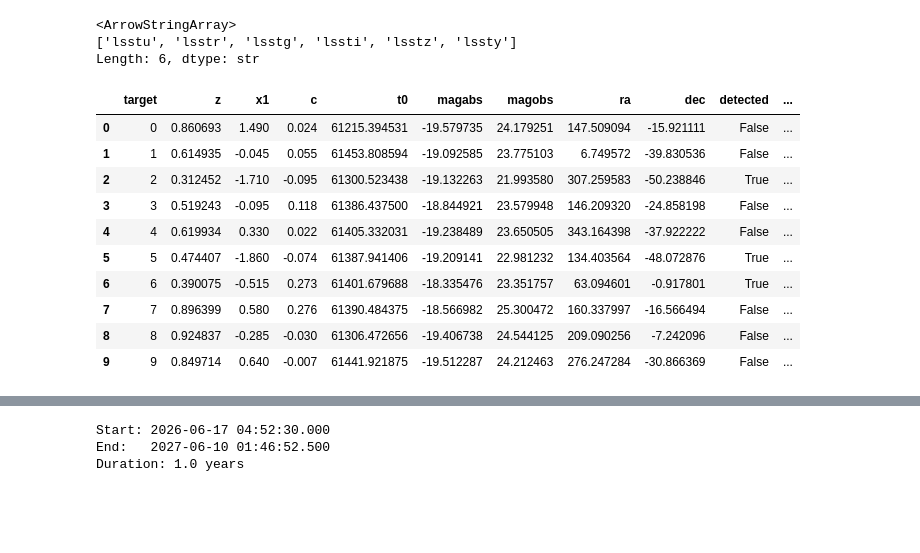
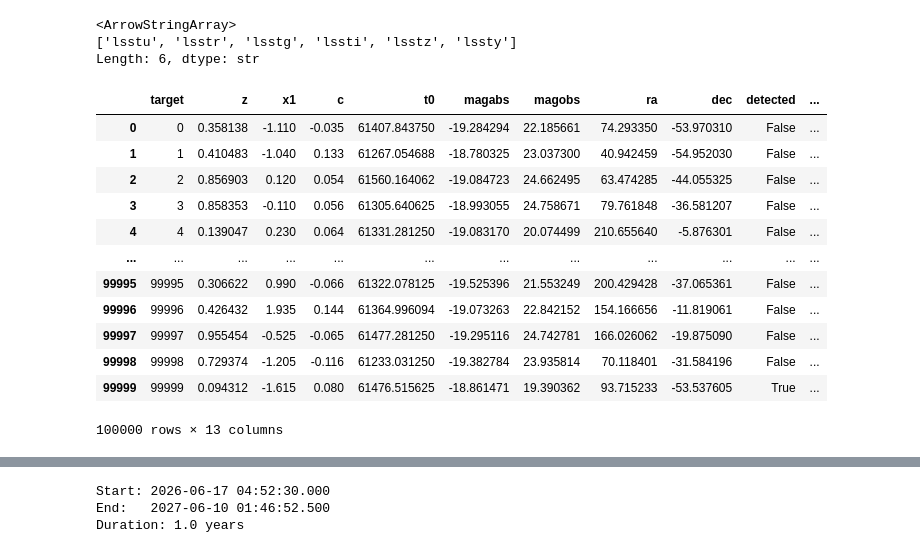
Before and after one commit to krissylla/TransientSimulation, a Jupyter notebook: skysurvey_detections.ipynb, the cells around one changed output, grey strips where cells are left out. Saved outputs shown, nothing was run; the diff lists cells and outputs as text; code cells hidden in the pictures; blank space fills up the shorter version.

```diff
--- a/skysurvey_detections.ipynb
+++ b/skysurvey_detections.ipynb
@@ -43,16 +61,18 @@ Length: 6, dtype: str
 # %%
 import pandas as pd
 # rsync uses scp under the hood but it will only copy new files by checking modification files
-pd.read_parquet("results/detected_000.parquet")
+pd.read_parquet("results/detected_N100000_004.parquet")
 # %% [output]
 |  | target | z | x1 | c | t0 | magabs | magobs | ra | dec | detected | ... |
-| 0 | 0 | 0.860693 | 1.490 | 0.024 | 61215.394531 | -19.579735 | 24.179251 | 147.509094 | -15.921111 | False | ... |
-| 1 | 1 | 0.614935 | -0.045 | 0.055 | 61453.808594 | -19.092585 | 23.775103 | 6.749572 | -39.830536 | False | ... |
-| 2 | 2 | 0.312452 | -1.710 | -0.095 | 61300.523438 | -19.132263 | 21.993580 | 307.259583 | -50.238846 | True | ... |
-| 3 | 3 | 0.519243 | -0.095 | 0.118 | 61386.437500 | -18.844921 | 23.579948 | 146.209320 | -24.858198 | False | ... |
-| 4 | 4 | 0.619934 | 0.330 | 0.022 | 61405.332031 | -19.238489 | 23.650505 | 343.164398 | -37.922222 | False | ... |
-| 5 | 5 | 0.474407 | -1.860 | -0.074 | 61387.941406 | -19.209141 | 22.981232 | 134.403564 | -48.072876 | True | ... |
-| 6 | 6 | 0.390075 | -0.515 | 0.273 | 61401.679688 | -18.335476 | 23.351757 | 63.094601 | -0.917801 | True | ... |
-| 7 | 7 | 0.896399 | 0.580 | 0.276 | 61390.484375 | -18.566982 | 25.300472 | 160.337997 | -16.566494 | False | ... |
-| 8 | 8 | 0.924837 | -0.285 | -0.030 | 61306.472656 | -19.406738 | 24.544125 | 209.090256 | -7.242096 | False | ... |
-| 9 | 9 | 0.849714 | 0.640 | -0.007 | 61441.921875 | -19.512287 | 24.212463 | 276.247284 | -30.866369 | False | ... |
+| 0 | 0 | 0.358138 | -1.110 | -0.035 | 61407.843750 | -19.284294 | 22.185661 | 74.293350 | -53.970310 | False | ... |
+| 1 | 1 | 0.410483 | -1.040 | 0.133 | 61267.054688 | -18.780325 | 23.037300 | 40.942459 | -54.952030 | False | ... |
+| 2 | 2 | 0.856903 | 0.120 | 0.054 | 61560.164062 | -19.084723 | 24.662495 | 63.474285 | -44.055325 | False | ... |
+| 3 | 3 | 0.858353 | -0.110 | 0.056 | 61305.640625 | -18.993055 | 24.758671 | 79.761848 | -36.581207 | False | ... |
+| 4 | 4 | 0.139047 | 0.230 | 0.064 | 61331.281250 | -19.083170 | 20.074499 | 210.655640 | -5.876301 | False | ... |
+| ... | ... | ... | ... | ... | ... | ... | ... | ... | ... | ... | ... |
+| 99995 | 99995 | 0.306622 | 0.990 | -0.066 | 61322.078125 | -19.525396 | 21.553249 | 200.429428 | -37.065361 | False | ... |
+| 99996 | 99996 | 0.426432 | 1.935 | 0.144 | 61364.996094 | -19.073263 | 22.842152 | 154.166656 | -11.819061 | False | ... |
+| 99997 | 99997 | 0.955454 | -0.525 | -0.065 | 61477.281250 | -19.295116 | 24.742781 | 166.026062 | -19.875090 | False | ... |
+| 99998 | 99998 | 0.729374 | -1.205 | -0.116 | 61233.031250 | -19.382784 | 23.935814 | 70.118401 | -31.584196 | False | ... |
+| 99999 | 99999 | 0.094312 | -1.615 | 0.080 | 61476.515625 | -18.861471 | 19.390362 | 93.715233 | -53.537605 | True | ... |
+100000 rows × 13 columns
```
Also changed, not shown: parts of 11 cells of this notebook, 1 other file.
